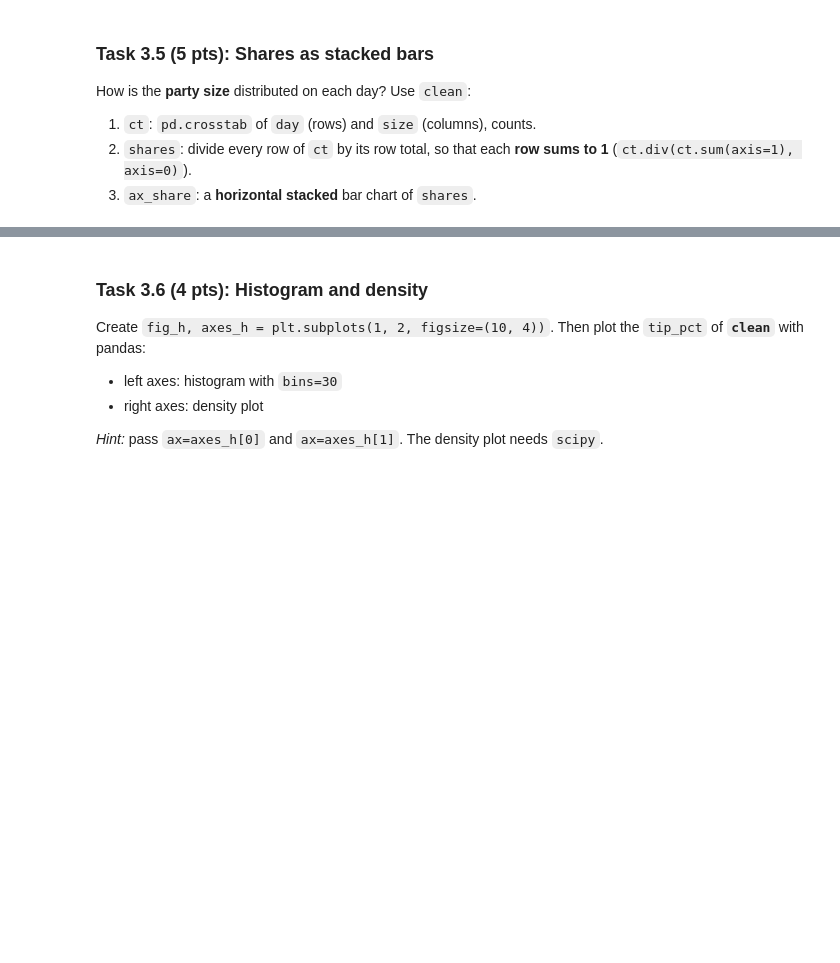
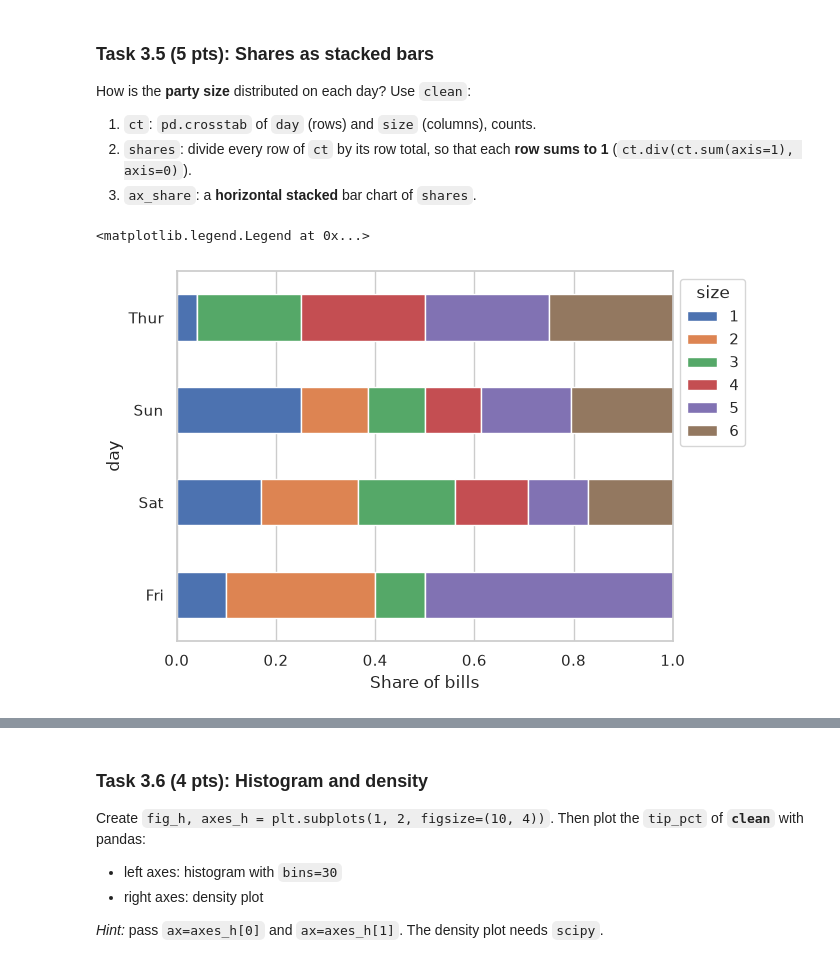
Before and after one commit to DanKair/python-uni-data-analysis, a Jupyter notebook: lab9/Lab9_Plotting.ipynb, the cells around one changed output, grey strips where cells are left out. Cells and saved outputs as stored; diff of their text form; code cells hidden in the pictures; blank space fills up the shorter version.

```diff
--- a/lab9/Lab9_Plotting.ipynb
+++ b/lab9/Lab9_Plotting.ipynb
@@ -452,3 +613,30 @@ ax_share = None  # YOUR CODE HERE
+# %%
+# pd.crosstab(rows, columns) COUNTS how many times every pair occurs.
+# Here: for each day (rows) how many parties of size 1, 2, ..., 6 (columns) came.
+ct = pd.crosstab(clean["day"], clean["size"])
+
+# Counts are hard to compare because days have different numbers of bills.
+# So we turn counts into SHARES:
+#   ct.sum(axis=1)  -> total number of bills in every row (every day)
+#   ct.div(..., axis=0) -> divide each row by its own total (axis=0 = match by row labels)
+# After this every row adds up to 1 (= 100%).
+shares = ct.div(ct.sum(axis=1), axis=0)
+
+# plot.barh -> HORIZONTAL bars (one bar per day).
+# stacked=True -> instead of placing bars side by side, the pieces (party sizes) are put
+#                 one after another inside one long bar. Since each row sums to 1,
+#                 every bar has length 1 and the pieces show the share of each party size.
+ax_share = shares.plot.barh(stacked=True)
+ax_share.set_xlabel("Share of bills")
+
+# Move the legend outside the plot on the right so it does not cover the bars.
+#   title="size"          -> heading of the legend box
+#   bbox_to_anchor=(1, 1) -> place the legend's corner at the top right edge of the axes
+#   loc="upper left"      -> which corner of the legend is put at that point
+ax_share.legend(title="size", bbox_to_anchor=(1, 1), loc="upper left")
+# %% [output]
+<matplotlib.legend.Legend at 0x...>
+[figure, added]
 # %%
 check("3.5", lambda: ct.to_numpy().sum() == len(clean) and np.allclose(shares.sum(axis=1), 1)
       and len(ax_share.patches) == shares.size and ax_share.get_xlim()[1] < 1.1)
```
Also changed, not shown: parts of 81 cells of this notebook.
